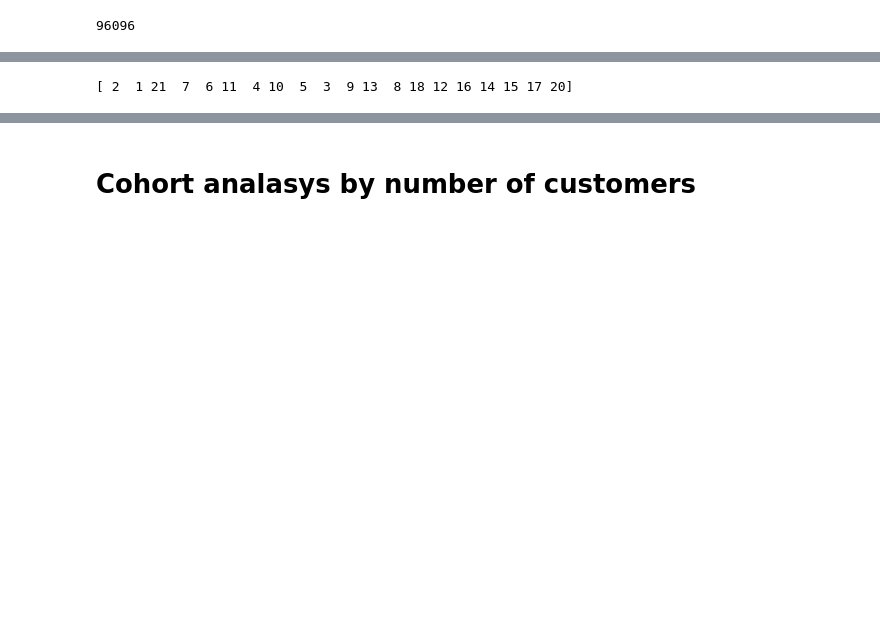
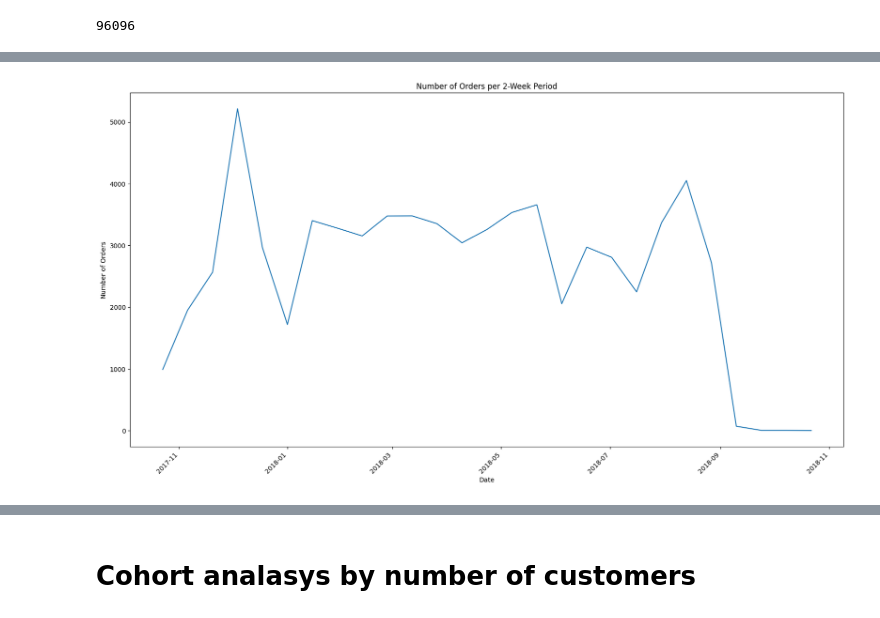
Before and after one commit to edieski/eclient_segmentation, a Jupyter notebook: data_viz_exploration.ipynb, the cells around one changed output, grey strips where cells are left out. Drawn from its saved outputs; the diff is of its cells as text; code cells hidden in the pictures; blank space fills up the shorter version.

```diff
--- a/data_viz_exploration.ipynb
+++ b/data_viz_exploration.ipynb
@@ -94,10 +83,0 @@ def get_date_int(df, column):
-# %%
-invoiceyear, invoicemonth, _ = get_date_int(customer_orders, 'InvoiceMonth')
-cohort_year, cohort_month, _ = get_date_int(customer_orders, 'CohortMonth')
-years_diff = invoiceyear - cohort_year
-months_diff = invoicemonth - cohort_month
-customer_orders['CohortIndex'] = years_diff * 12 + months_diff + 1
-customer_orders.head()
-print(customer_orders['CohortIndex'].unique())
-# %% [output]
-[ 2  1 21  7  6 11  4 10  5  3  9 13  8 18 12 16 14 15 17 20]
@@ -103,0 +100,14 @@ print(customer_orders['CohortIndex'].unique())
+# %%
+
+plt.figure(figsize=(20, 10))
+ax = sns.lineplot(x='Date', y='Orders', data=df_orders_per_2_weeks)
+
+
+
+plt.xlabel('Date')
+plt.ylabel('Number of Orders')
+plt.title('Number of Orders per 2-Week Period')
+ax.set_xticklabels(ax.get_xticklabels(), rotation=45, ha='right')
+plt.show()
+# %% [output]
+[figure, added]
```
Also changed, not shown: parts of 21 cells of this notebook, 1 other file.
